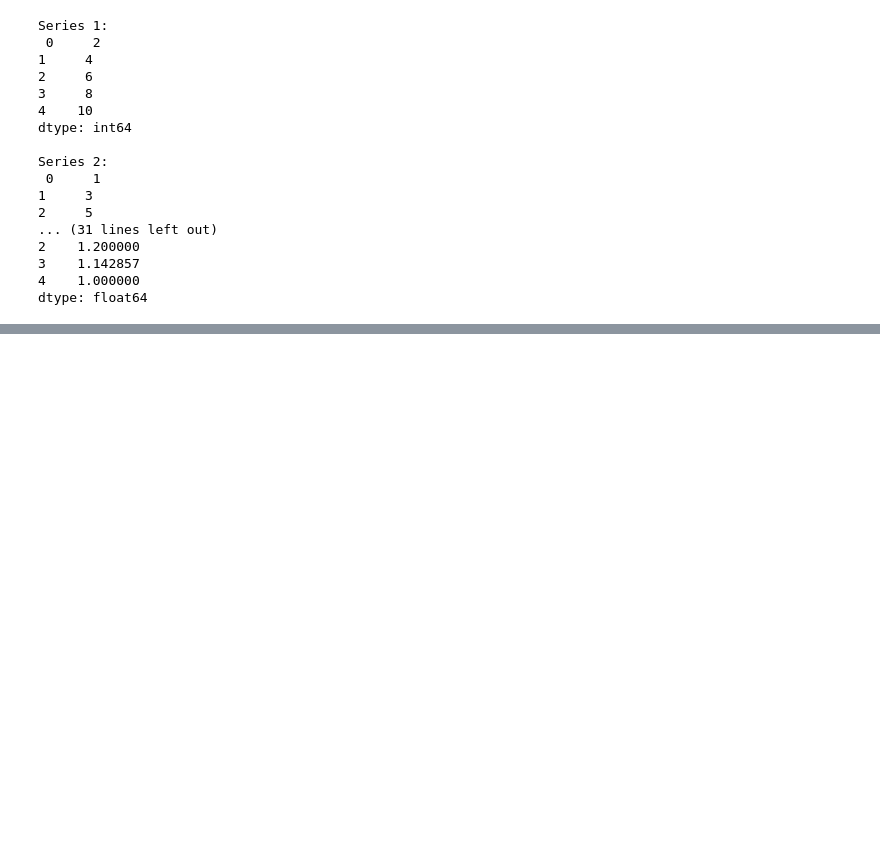
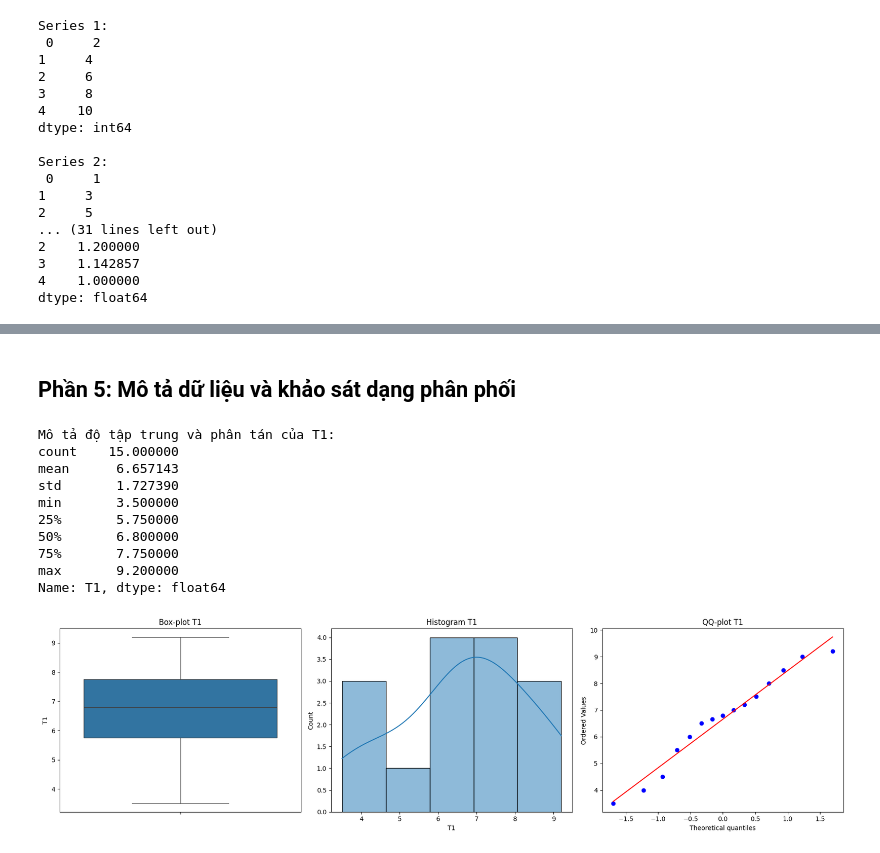
Before and after one commit to XTruong1511/TH_DeepLaening, a Jupyter notebook: TH_Deep_B1.ipynb, the cells around one changed output, grey strips where cells are left out. Saved outputs shown, nothing was run; the diff lists cells and outputs as text; code cells hidden in the pictures; blank space fills up the shorter version.

```diff
--- a/TH_Deep_B1.ipynb
+++ b/TH_Deep_B1.ipynb
@@ -371,0 +768,39 @@ dtype: float64
+# %% [markdown]
+## Phần 5: Mô tả dữ liệu và khảo sát dạng phân phối
+# %%
+import scipy.stats as stats
+import matplotlib.pyplot as plt
+import seaborn as sns
+
+# 1. Khảo sát phân phối cho biến T1
+print("Mô tả độ tập trung và phân tán của T1:")
+print(df['T1'].describe())
+
+fig, axes = plt.subplots(1, 3, figsize=(18, 5))
+
+# Box-plot
+sns.boxplot(y=df['T1'], ax=axes[0])
+axes[0].set_title('Box-plot T1')
+
+# Histogram
+sns.histplot(df['T1'], kde=True, ax=axes[1])
+axes[1].set_title('Histogram T1')
+
+# QQ-plot
+stats.probplot(df['T1'], dist="norm", plot=axes[2])
+axes[2].set_title('QQ-plot T1')
+
+plt.tight_layout()
+plt.show()
+# %% [output]
+Mô tả độ tập trung và phân tán của T1:
+count    15.000000
+mean      6.657143
+std       1.727390
+min       3.500000
+25%       5.750000
+50%       6.800000
+75%       7.750000
+max       9.200000
+Name: T1, dtype: float64
+[figure, added]
```
Also changed, not shown: parts of 30 cells of this notebook.
